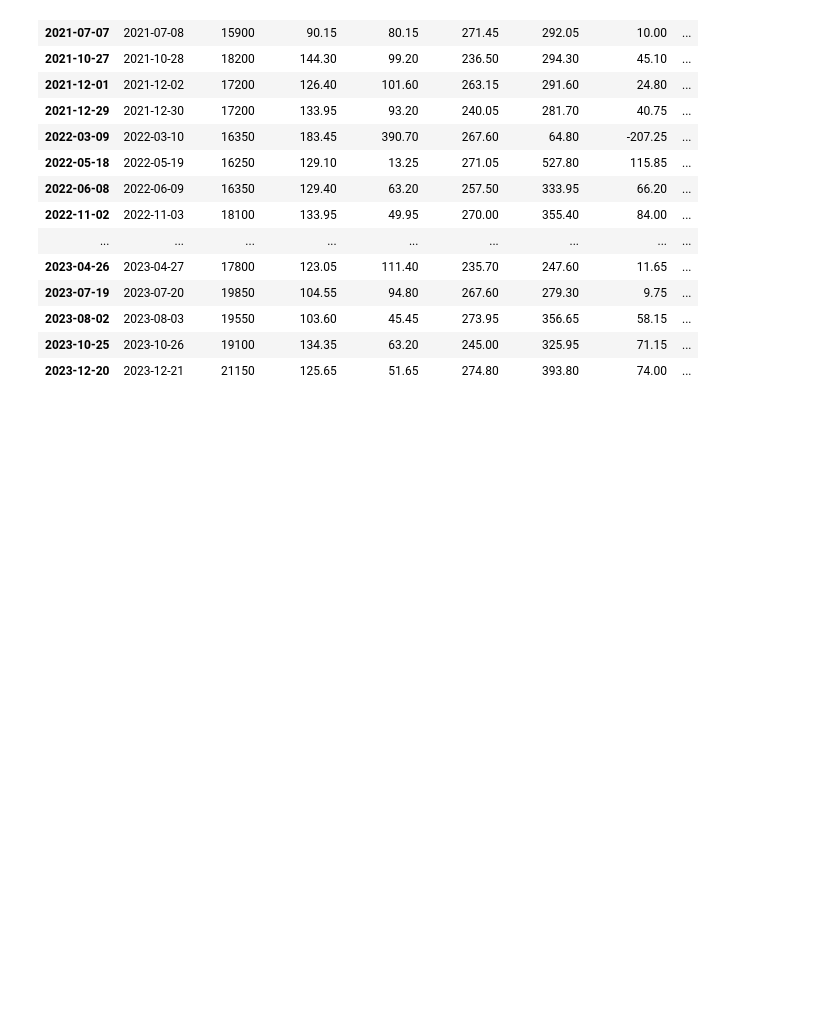
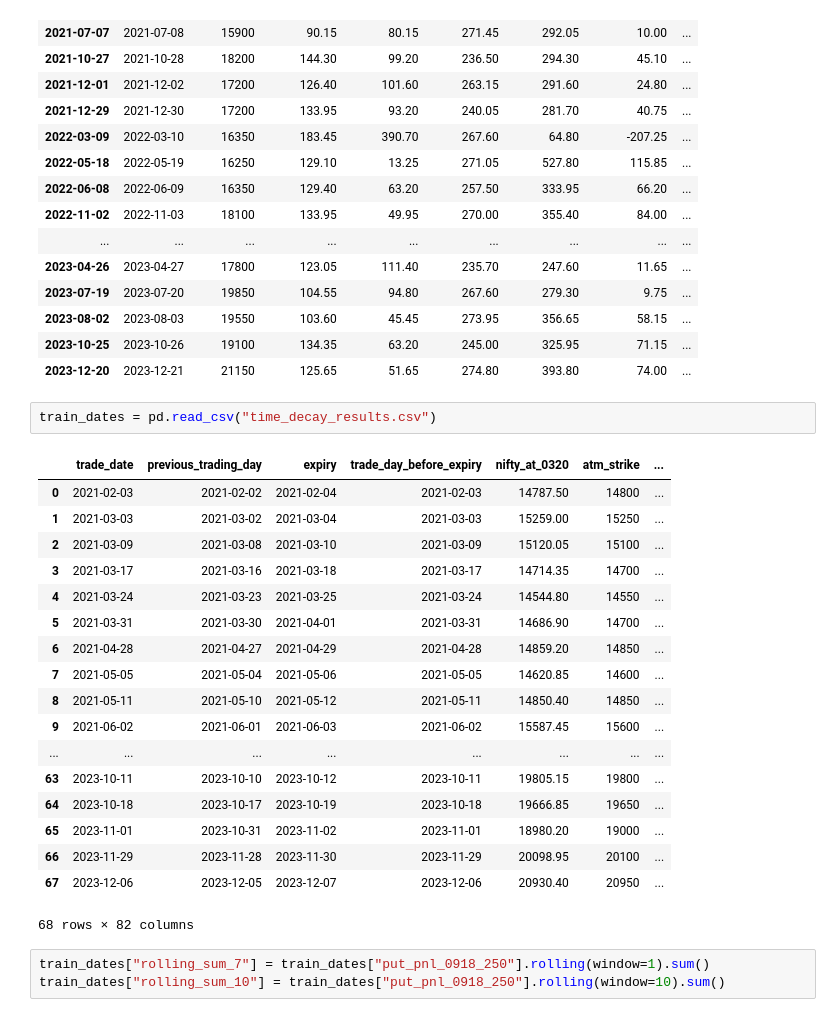
Before and after one commit to nitmnit/nifty-analysis, a Jupyter notebook: time_decay.ipynb, the cells around one changed output. Drawn from its saved outputs; the diff is of its cells as text; blank space fills up the shorter version.

```diff
--- a/time_decay.ipynb
+++ b/time_decay.ipynb
@@ -354,3 +336,27 @@ train_dates.loc[train_dates.pnl_0915 < 0, ["expiry", "atm_strike", "call_at_0320
 | 2023-08-02 | 2023-08-03 | 19550 | 103.60 | 45.45 | 273.95 | 356.65 | 58.15 | ... |
 | 2023-10-25 | 2023-10-26 | 19100 | 134.35 | 63.20 | 245.00 | 325.95 | 71.15 | ... |
 | 2023-12-20 | 2023-12-21 | 21150 | 125.65 | 51.65 | 274.80 | 393.80 | 74.00 | ... |
+# %%
+train_dates = pd.read_csv("time_decay_results.csv")
+# %% [output]
+|  | trade_date | previous_trading_day | expiry | trade_day_before_expiry | nifty_at_0320 | atm_strike | ... |
+| 0 | 2021-02-03 | 2021-02-02 | 2021-02-04 | 2021-02-03 | 14787.50 | 14800 | ... |
+| 1 | 2021-03-03 | 2021-03-02 | 2021-03-04 | 2021-03-03 | 15259.00 | 15250 | ... |
+| 2 | 2021-03-09 | 2021-03-08 | 2021-03-10 | 2021-03-09 | 15120.05 | 15100 | ... |
+| 3 | 2021-03-17 | 2021-03-16 | 2021-03-18 | 2021-03-17 | 14714.35 | 14700 | ... |
+| 4 | 2021-03-24 | 2021-03-23 | 2021-03-25 | 2021-03-24 | 14544.80 | 14550 | ... |
+| 5 | 2021-03-31 | 2021-03-30 | 2021-04-01 | 2021-03-31 | 14686.90 | 14700 | ... |
+| 6 | 2021-04-28 | 2021-04-27 | 2021-04-29 | 2021-04-28 | 14859.20 | 14850 | ... |
+| 7 | 2021-05-05 | 2021-05-04 | 2021-05-06 | 2021-05-05 | 14620.85 | 14600 | ... |
+| 8 | 2021-05-11 | 2021-05-10 | 2021-05-12 | 2021-05-11 | 14850.40 | 14850 | ... |
+| 9 | 2021-06-02 | 2021-06-01 | 2021-06-03 | 2021-06-02 | 15587.45 | 15600 | ... |
+| ... | ... | ... | ... | ... | ... | ... | ... |
+| 63 | 2023-10-11 | 2023-10-10 | 2023-10-12 | 2023-10-11 | 19805.15 | 19800 | ... |
+| 64 | 2023-10-18 | 2023-10-17 | 2023-10-19 | 2023-10-18 | 19666.85 | 19650 | ... |
+| 65 | 2023-11-01 | 2023-10-31 | 2023-11-02 | 2023-11-01 | 18980.20 | 19000 | ... |
+| 66 | 2023-11-29 | 2023-11-28 | 2023-11-30 | 2023-11-29 | 20098.95 | 20100 | ... |
+| 67 | 2023-12-06 | 2023-12-05 | 2023-12-07 | 2023-12-06 | 20930.40 | 20950 | ... |
+68 rows × 82 columns
+# %%
+train_dates["rolling_sum_7"] = train_dates["put_pnl_0918_250"].rolling(window=1).sum()
+train_dates["rolling_sum_10"] = train_dates["put_pnl_0918_250"].rolling(window=10).sum()
```
Also changed, not shown: parts of 6 cells of this notebook, 3 other files.
